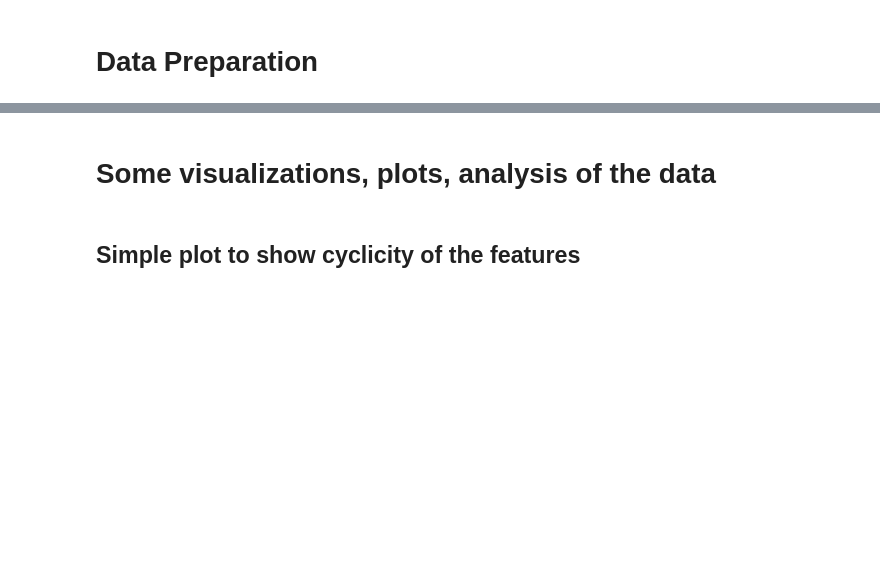
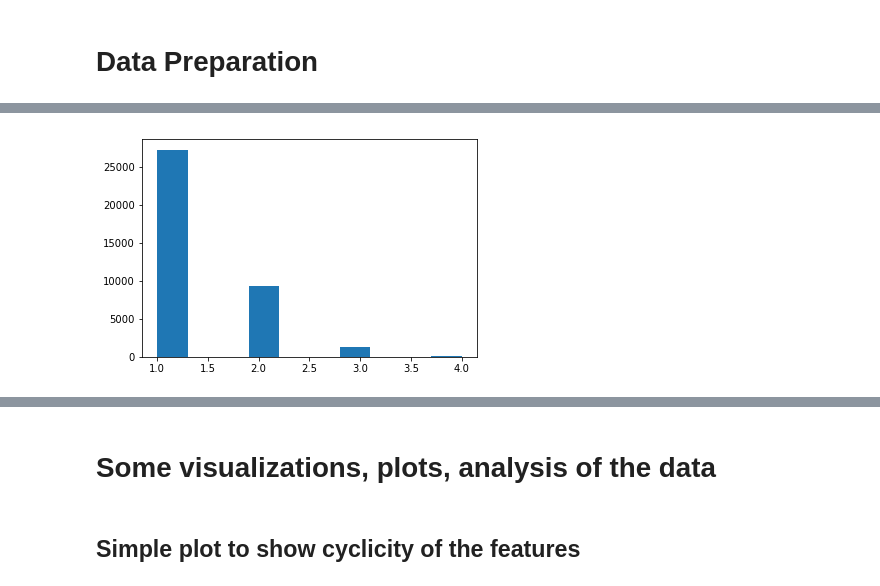
Before and after one commit to leobix/safi, a Jupyter notebook: safi_project_processing.ipynb, the cells around one changed output, grey strips where cells are left out. Cells and saved outputs as stored; diff of their text form; code cells hidden in the pictures; blank space fills up the shorter version.

```diff
--- a/safi_project_processing.ipynb
+++ b/safi_project_processing.ipynb
@@ -122,0 +260,5 @@ data.head(2140).tail(10)
+# %%
+plt.hist(avg_data.scenario_num)
+plt.show()
+# %% [output]
+[figure, added]
```
Also changed, not shown: parts of 47 cells of this notebook.
